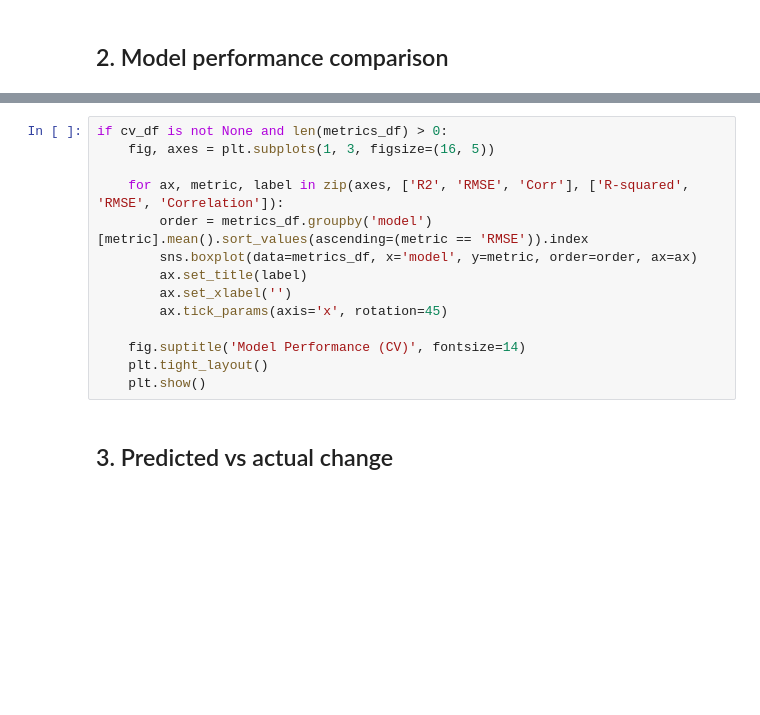
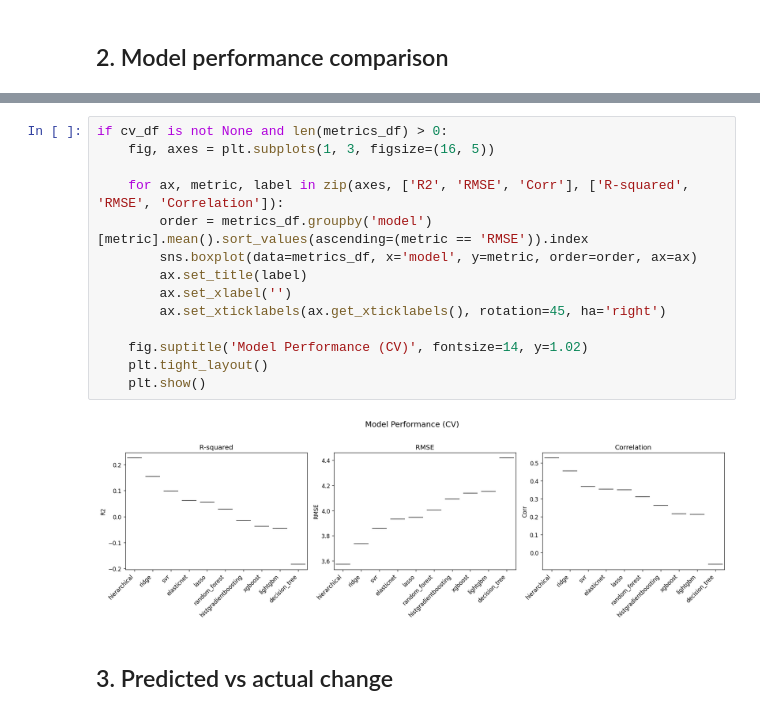
Before and after one commit to cnoguerolpuente/hd-procova, a Jupyter notebook: notebooks/figures.ipynb, the cells around one changed output, grey strips where cells are left out. Drawn from its saved outputs; the diff is of its cells as text; blank space fills up the shorter version.

```diff
--- a/notebooks/figures.ipynb
+++ b/notebooks/figures.ipynb
@@ -69,17 +85,19 @@ if cv_df is not None:
 # %%
 if cv_df is not None and len(metrics_df) > 0:
     fig, axes = plt.subplots(1, 3, figsize=(16, 5))
 
     for ax, metric, label in zip(axes, ['R2', 'RMSE', 'Corr'], ['R-squared', 'RMSE', 'Correlation']):
         order = metrics_df.groupby('model')[metric].mean().sort_values(ascending=(metric == 'RMSE')).index
         sns.boxplot(data=metrics_df, x='model', y=metric, order=order, ax=ax)
         ax.set_title(label)
         ax.set_xlabel('')
-        ax.tick_params(axis='x', rotation=45)
+        ax.set_xticklabels(ax.get_xticklabels(), rotation=45, ha='right')
 
-    fig.suptitle('Model Performance (CV)', fontsize=14)
+    fig.suptitle('Model Performance (CV)', fontsize=14, y=1.02)
     plt.tight_layout()
     plt.show()
+# %% [output]
+[figure, added]
 # %% [markdown]
 ## 3. Predicted vs actual change
 # %%
```
Also changed, not shown: parts of 7 cells of this notebook, 4 other files.
